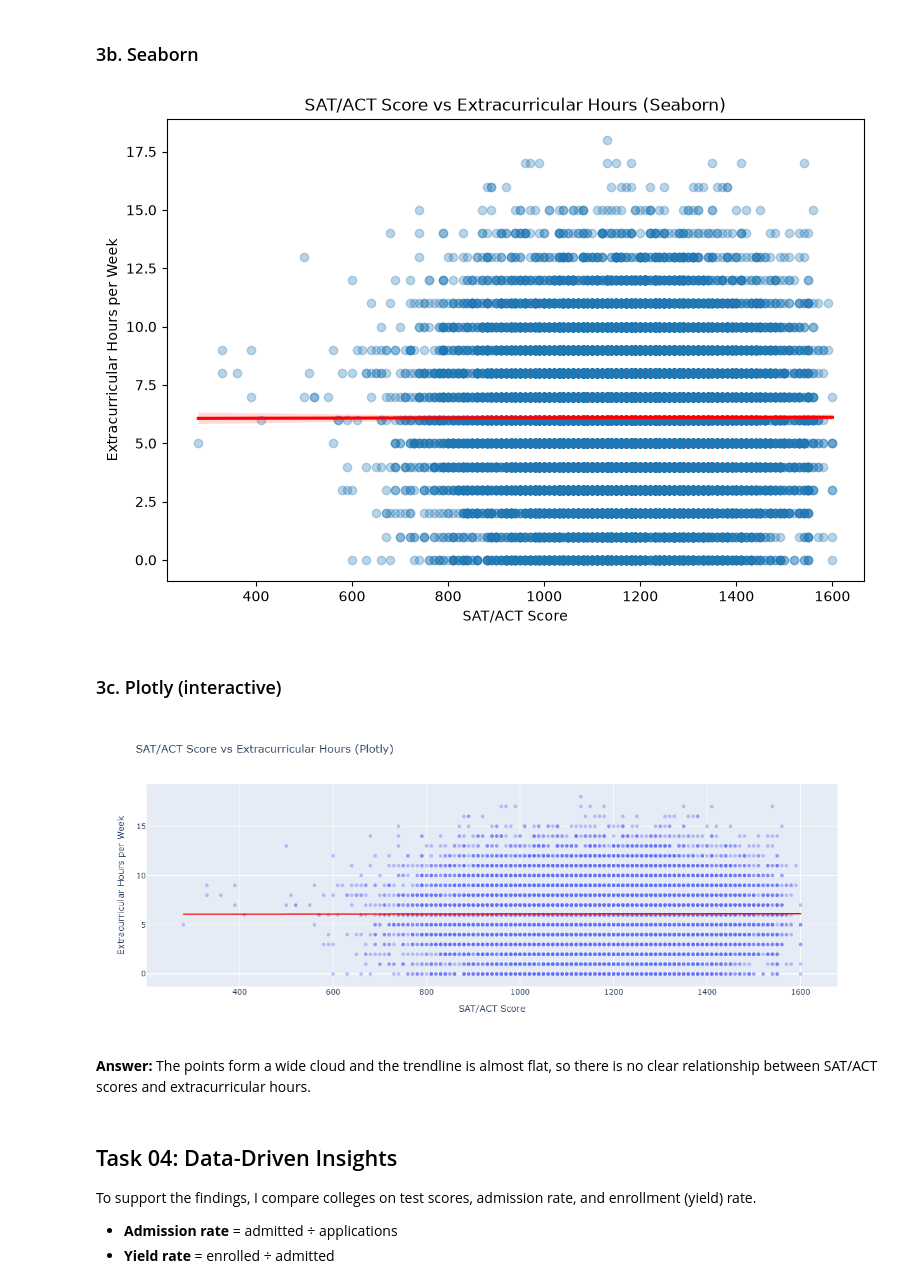
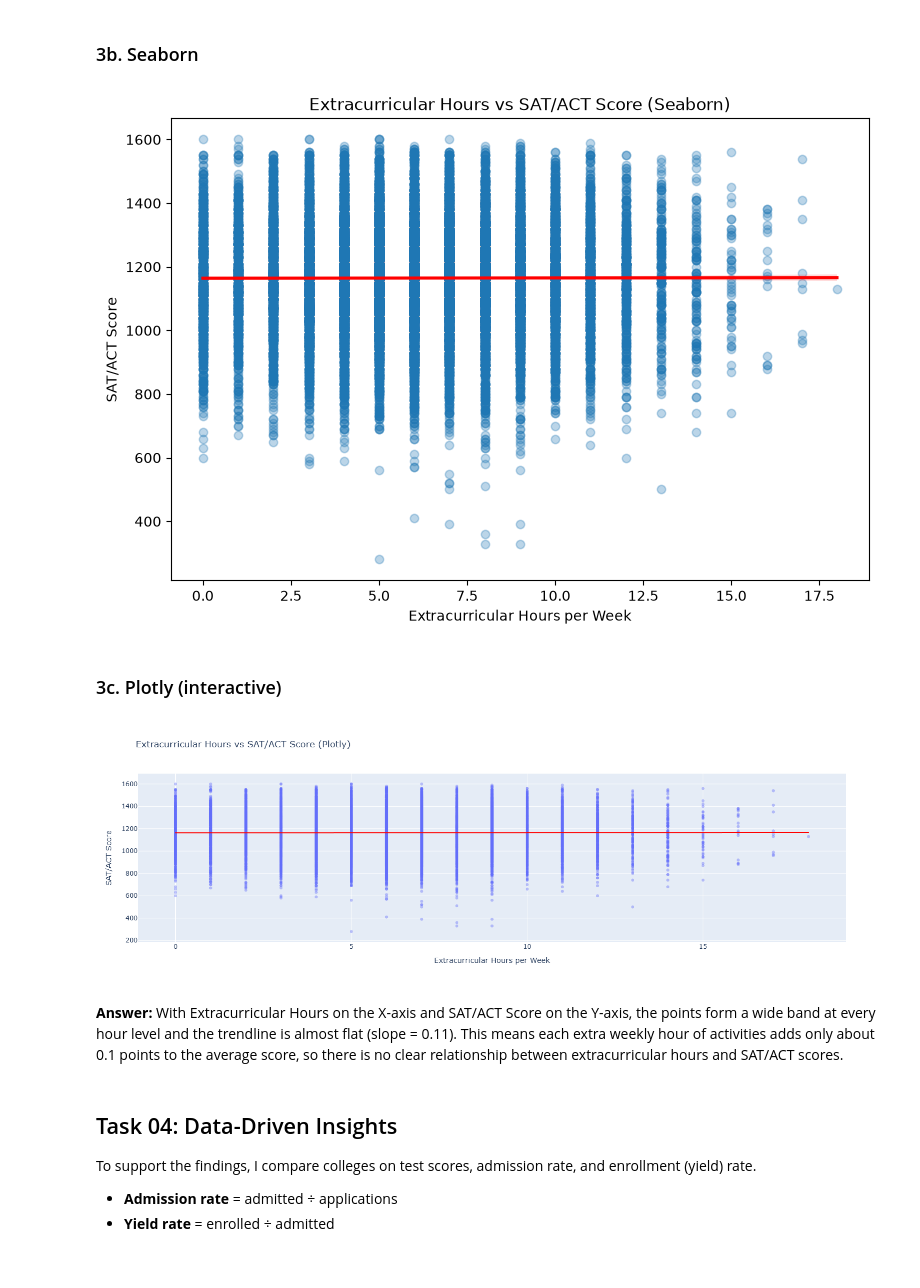
Before and after one commit to prgautam592/University-Admissions-Data-Visualization, a Jupyter notebook: PrGautam_University_Admissions_Data_Visualization_Challenge.ipynb, the cells around one changed output. Cells and saved outputs as stored; diff of their text form; code cells hidden in the pictures.

```diff
--- a/PrGautam_University_Admissions_Data_Visualization_Challenge.ipynb
+++ b/PrGautam_University_Admissions_Data_Visualization_Challenge.ipynb
@@ -214,20 +214,32 @@ an upward line = positive, a downward line = negative, a flat line = no clear re
 # %% [markdown]
 ### 3a. Matplotlib
 # %%
+# Load the tools and the data (needed if the notebook was restarted)
+import pandas as pd
+import numpy as np
+import matplotlib.pyplot as plt
+import seaborn as sns
+import plotly.express as px
+
+df = pd.read_excel('applications.xlsx')
+df = df.dropna()
+
 # Find the straight line that best fits the dots.
+# Extracurricular hours is the independent variable (x), SAT/ACT score is the dependent variable (y)
 # slope tells us the direction: positive = going up, negative = going down, near 0 = flat
-slope, intercept = np.polyfit(df['SAT_ACT'], df['Extracurricular_Hours'], 1)
+slope, intercept = np.polyfit(df['Extracurricular_Hours'], df['SAT_ACT'], 1)
+
 plt.figure(figsize=(9, 6))
-# Each dot is one applicant: test score (across) vs weekly extracurricular hours (up)
-# alpha=0.3 makes the dots see-through so overlapping dots are easier to see
-plt.scatter(df['SAT_ACT'], df['Extracurricular_Hours'], alpha=0.3, color='purple')
+# Each dot is one applicant: weekly extracurricular hours (across) vs test score (up)
+plt.scatter(df['Extracurricular_Hours'], df['SAT_ACT'], alpha=0.3, color='purple')
 # Draw the trendline in red on top of the dots
-plt.plot(df['SAT_ACT'], slope * df['SAT_ACT'] + intercept, color='red', label='Linear trendline')
-plt.title('SAT/ACT Score vs Extracurricular Hours (Matplotlib)')
-plt.xlabel('SAT/ACT Score')
-plt.ylabel('Extracurricular Hours per Week')
+plt.plot(df['Extracurricular_Hours'], slope * df['Extracurricular_Hours'] + intercept,
+         color='red', label='Linear trendline')
+plt.title('Extracurricular Hours vs SAT/ACT Score (Matplotlib)')
+plt.xlabel('Extracurricular Hours per Week')
+plt.ylabel('SAT/ACT Score')
 plt.legend()
 plt.show()
-# Print the slope so we can see if the line goes up, down, or stays flat
+
 print('Trendline slope:', round(slope, 4))
 # %% [output]
@@ -238,28 +250,27 @@ Trendline slope: 0.0
 # %%
 # Seaborn regplot draws the dots AND the trendline in one step
 plt.figure(figsize=(9, 6))
-sns.regplot(data=df, x='SAT_ACT', y='Extracurricular_Hours',
+sns.regplot(data=df, x='Extracurricular_Hours', y='SAT_ACT',
             scatter_kws={'alpha': 0.3}, line_kws={'color': 'red'})
-plt.title('SAT/ACT Score vs Extracurricular Hours (Seaborn)')
-plt.xlabel('SAT/ACT Score')
-plt.ylabel('Extracurricular Hours per Week')
+plt.title('Extracurricular Hours vs SAT/ACT Score (Seaborn)')
+plt.xlabel('Extracurricular Hours per Week')
+plt.ylabel('SAT/ACT Score')
 plt.show()
 # %% [output]
-[figure, old version]
+[figure, new version]
 # %% [markdown]
 ### 3c. Plotly (interactive)
 # %%
 # Plotly scatter plot with a straight trendline added by trendline='ols'
-fig = px.scatter(df, x='SAT_ACT', y='Extracurricular_Hours', opacity=0.4,
+fig = px.scatter(df, x='Extracurricular_Hours', y='SAT_ACT', opacity=0.4,
                  trendline='ols', trendline_color_override='red',
-                 labels={'SAT_ACT': 'SAT/ACT Score', 'Extracurricular_Hours': 'Extracurricular Hours per Week'},
-                 title='SAT/ACT Score vs Extracurricular Hours (Plotly)', width=850, height=500)
+                 labels={'Extracurricular_Hours': 'Extracurricular Hours per Week', 'SAT_ACT': 'SAT/ACT Score'},
+                 title='Extracurricular Hours vs SAT/ACT Score (Plotly)', width=850, height=500)
 fig.show()
 # %% [output]
-[figure, old version]
+[figure, new version]
 # %% [markdown]
-**Answer:**
-The points form a wide cloud and the trendline is almost flat, so there is no clear relationship between SAT/ACT scores and extracurricular hours.
+**Answer:** With Extracurricular Hours on the X-axis and SAT/ACT Score on the Y-axis, the points form a wide band at every hour level and the trendline is almost flat (slope = 0.11). This means each extra weekly hour of activities adds only about 0.1 points to the average score, so there is no clear relationship between extracurricular hours and SAT/ACT scores.
 # %% [markdown]
 ## Task 04: Data-Driven Insights
 To support the findings, I compare colleges on test scores, admission rate, and enrollment (yield) rate.
```
Also changed, not shown: parts of 4 cells of this notebook.
